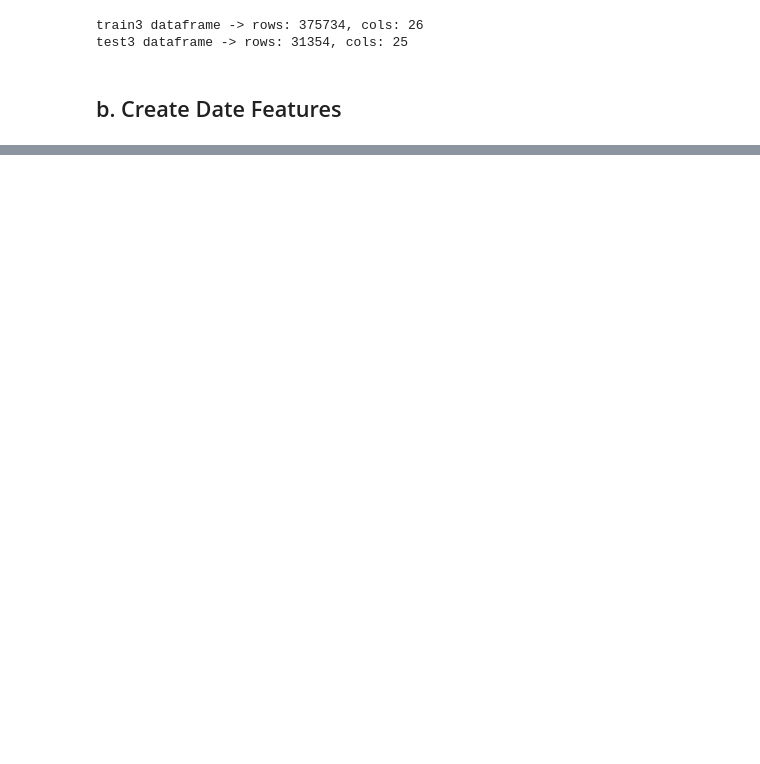
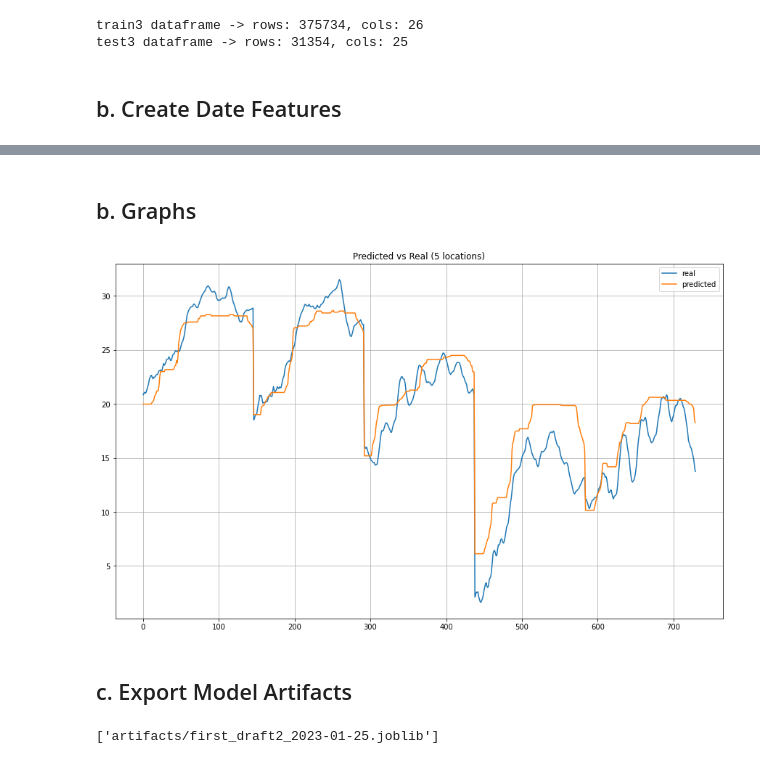
Before and after one commit to ahashmi/wids-2023, a Jupyter notebook: notebooks/wids100_first_draft.ipynb, the cells around one changed output, grey strips where cells are left out. Cells and saved outputs as stored; diff of their text form; code cells hidden in the pictures; blank space fills up the shorter version.

```diff
--- a/notebooks/wids100_first_draft.ipynb
+++ b/notebooks/wids100_first_draft.ipynb
@@ -251,0 +506,3 @@ train_scaled.head()
+# %%
+# Make predictions
+pred = mdl_adaboost.predict(X_val)
@@ -251,0 +515,8 @@ train_scaled.head()
+# %%
+compare = pd.DataFrame()
+compare["location"] = Y_val["location"]
+compare['real_scaled'] = Y_val[TARGET]
+compare["real"] = target_min + compare['real_scaled'] * target_delta
+compare['pred_scaled'] = pred
+compare["predicted"] = target_min + compare['pred_scaled'] * target_delta
+compare = compare.reset_index()
@@ -251,0 +545,2 @@ train_scaled.head()
+# %% [markdown]
+## b. Graphs
@@ -251,0 +552,15 @@ train_scaled.head()
+# %%
+GRAPH_LOC_N = 5
+# %%
+graph_locs = smpl_locs[0:GRAPH_LOC_N].copy()
+graph_df = compare[compare["location"].isin(graph_locs)].reset_index(drop=True).copy()
+# %%
+graph_df.plot.line(y=["real", "predicted"], figsize=FIG_SIZE)
+plt.title(f"Predicted vs Real ({GRAPH_LOC_N} locations)")
+plt.grid()
+plt.savefig(f"artifacts/first_draft2_{todays_dt}.png")
+plt.show()
+# %% [output]
+[figure, added]
+# %% [markdown]
+## c. Export Model Artifacts
@@ -251,0 +586,5 @@ train_scaled.head()
+# %%
+from joblib import dump, load
+dump(mdl_adaboost, f"artifacts/first_draft2_{todays_dt}.joblib")
+# %% [output]
+['artifacts/first_draft2_2023-01-25.joblib']
```
Also changed, not shown: parts of 66 cells of this notebook, 7 other files.
